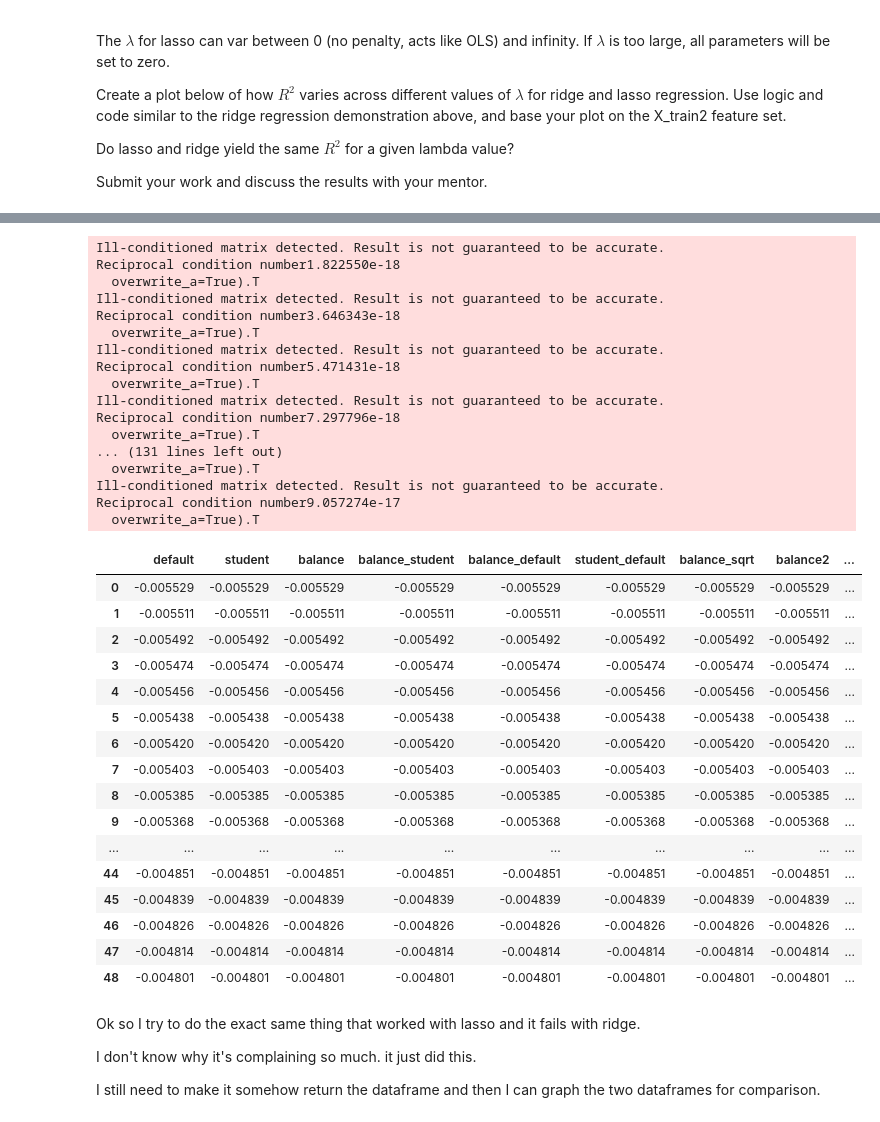
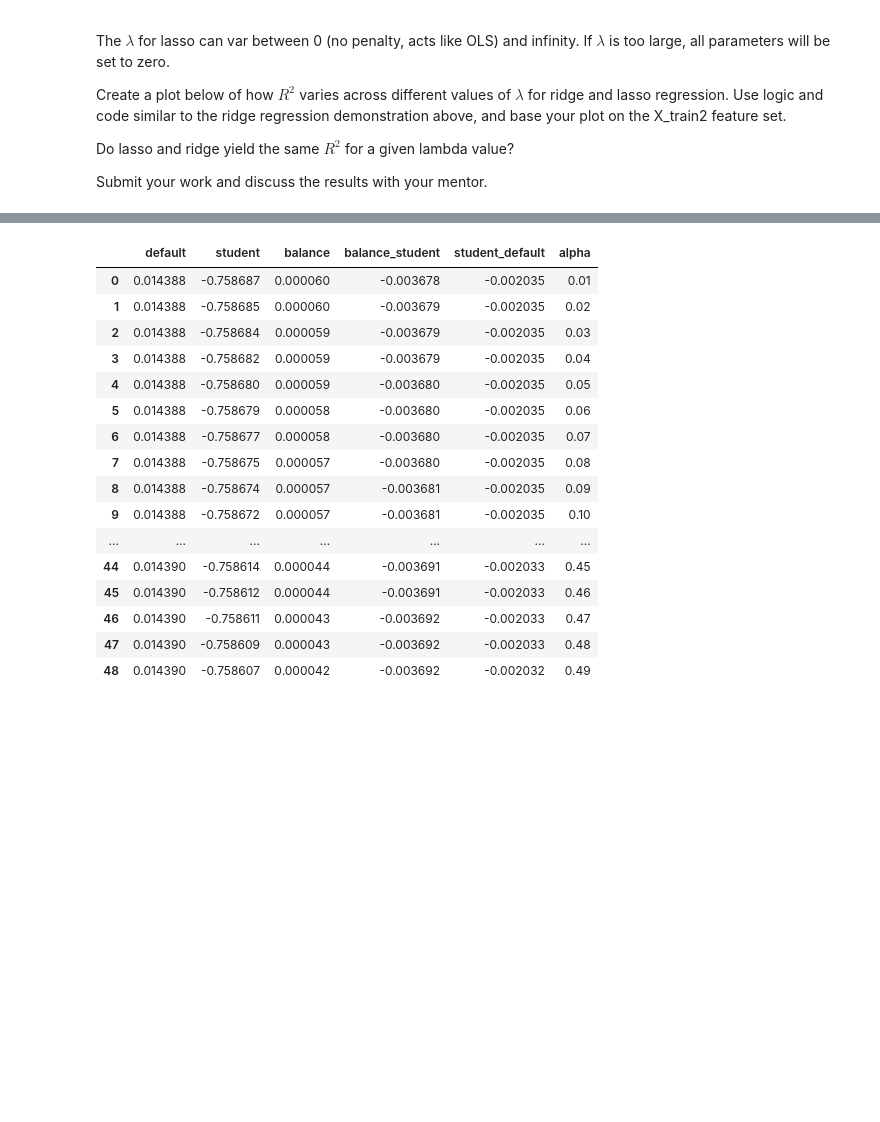
Before and after one commit to Lukede9/Thinkful, a Jupyter notebook: Bootcamp/Unit 3/Lesson 3/Ridge and Lasso Regression.ipynb, the cells around one changed output, grey strips where cells are left out. Drawn from its saved outputs; the diff is of its cells as text; code cells hidden in the pictures; blank space fills up the shorter version.

```diff
--- a/Bootcamp/Unit 3/Lesson 3/Ridge and Lasso Regression.ipynb
+++ b/Bootcamp/Unit 3/Lesson 3/Ridge and Lasso Regression.ipynb
@@ -42,11 +42,11 @@ X_train = df_train.loc[:, ~(df_train.columns).isin(['income'])]
 # Make some new features to capture potential quadratic and cubic
 # relationships between solar radiation and day or temperature.
 df_train['balance_student'] = df_train['balance'] * df_train['student']
-df_train['balance_default'] = df_train['balance'] * df_train['default']
+# df_train['balance_default'] = df_train['balance'] * df_train['default']
 df_train['student_default'] = df_train['student'] * df_train['default']
-df_train['balance_sqrt'] = (df_train['balance'] + 100) ** .5
-df_train['balance2'] = (df_train['balance'] + 100) ** 2
-df_train['balance3'] = (df_train['balance'] + 100) ** 3
+# df_train['balance_sqrt'] = (df_train['balance'] + 100) ** .5
+# df_train['balance2'] = (df_train['balance'] + 100) ** 2
+# df_train['balance3'] = (df_train['balance'] + 100) ** 3
 # %%
 X_train2 = df_train.loc[:, ~(df_train.columns).isin(['income'])]
 # %%
@@ -160,9 +149,9 @@ def ridge(alphas, x, y):
 
     special_lst = []
     for alpha in alphas:
-        ridgid = linear_model.Ridge(alpha=alpha, fit_intercept=False)
+        ridgid = linear_model.Ridge(alpha=alpha, normalize=True, fit_intercept=False)
         ridgid.fit(x, y)
-        special_lst.append(pd.DataFrame(ridgid.coef_))
+        special_lst.append(ridgid.coef_.flatten().tolist())
 
     special_df = pd.DataFrame(special_lst)
 
@@ -171,45 +160,22 @@ def ridge(alphas, x, y):
 
     return special_df
 # %%
-ridge(alphanator, X_train2, Y_train)
+ridge_alpha = ridge(alphanator, X_train2, Y_train)
 # %% [output]
-Ill-conditioned matrix detected. Result is not guaranteed to be accurate.
-Reciprocal condition number1.822550e-18
-  overwrite_a=True).T
-Ill-conditioned matrix detected. Result is not guaranteed to be accurate.
-Reciprocal condition number3.646343e-18
-  overwrite_a=True).T
-Ill-conditioned matrix detected. Result is not guaranteed to be accurate.
-Reciprocal condition number5.471431e-18
-  overwrite_a=True).T
-Ill-conditioned matrix detected. Result is not guaranteed to be accurate.
-Reciprocal condition number7.297796e-18
-  overwrite_a=True).T
-... (131 lines left out)
-  overwrite_a=True).T
-Ill-conditioned matrix detected. Result is not guaranteed to be accurate.
-Reciprocal condition number9.057274e-17
-  overwrite_a=True).T
-|  | default | student | balance | balance_student | balance_default | student_default | balance_sqrt | balance2 | ... |
-| 0 | -0.005529 | -0.005529 | -0.005529 | -0.005529 | -0.005529 | -0.005529 | -0.005529 | -0.005529 | ... |
-| 1 | -0.005511 | -0.005511 | -0.005511 | -0.005511 | -0.005511 | -0.005511 | -0.005511 | -0.005511 | ... |
-| 2 | -0.005492 | -0.005492 | -0.005492 | -0.005492 | -0.005492 | -0.005492 | -0.005492 | -0.005492 | ... |
-| 3 | -0.005474 | -0.005474 | -0.005474 | -0.005474 | -0.005474 | -0.005474 | -0.005474 | -0.005474 | ... |
-| 4 | -0.005456 | -0.005456 | -0.005456 | -0.005456 | -0.005456 | -0.005456 | -0.005456 | -0.005456 | ... |
-| 5 | -0.005438 | -0.005438 | -0.005438 | -0.005438 | -0.005438 | -0.005438 | -0.005438 | -0.005438 | ... |
-| 6 | -0.005420 | -0.005420 | -0.005420 | -0.005420 | -0.005420 | -0.005420 | -0.005420 | -0.005420 | ... |
-| 7 | -0.005403 | -0.005403 | -0.005403 | -0.005403 | -0.005403 | -0.005403 | -0.005403 | -0.005403 | ... |
-| 8 | -0.005385 | -0.005385 | -0.005385 | -0.005385 | -0.005385 | -0.005385 | -0.005385 | -0.005385 | ... |
-| 9 | -0.005368 | -0.005368 | -0.005368 | -0.005368 | -0.005368 | -0.005368 | -0.005368 | -0.005368 | ... |
-| ... | ... | ... | ... | ... | ... | ... | ... | ... | ... |
-| 44 | -0.004851 | -0.004851 | -0.004851 | -0.004851 | -0.004851 | -0.004851 | -0.004851 | -0.004851 | ... |
-| 45 | -0.004839 | -0.004839 | -0.004839 | -0.004839 | -0.004839 | -0.004839 | -0.004839 | -0.004839 | ... |
-| 46 | -0.004826 | -0.004826 | -0.004826 | -0.004826 | -0.004826 | -0.004826 | -0.004826 | -0.004826 | ... |
-| 47 | -0.004814 | -0.004814 | -0.004814 | -0.004814 | -0.004814 | -0.004814 | -0.004814 | -0.004814 | ... |
-| 48 | -0.004801 | -0.004801 | -0.004801 | -0.004801 | -0.004801 | -0.004801 | -0.004801 | -0.004801 | ... |
+|  | default | student | balance | balance_student | student_default | alpha |
+| 0 | 0.014388 | -0.758687 | 0.000060 | -0.003678 | -0.002035 | 0.01 |
+| 1 | 0.014388 | -0.758685 | 0.000060 | -0.003679 | -0.002035 | 0.02 |
+| 2 | 0.014388 | -0.758684 | 0.000059 | -0.003679 | -0.002035 | 0.03 |
+| 3 | 0.014388 | -0.758682 | 0.000059 | -0.003679 | -0.002035 | 0.04 |
+| 4 | 0.014388 | -0.758680 | 0.000059 | -0.003680 | -0.002035 | 0.05 |
+| 5 | 0.014388 | -0.758679 | 0.000058 | -0.003680 | -0.002035 | 0.06 |
+| 6 | 0.014388 | -0.758677 | 0.000058 | -0.003680 | -0.002035 | 0.07 |
+| 7 | 0.014388 | -0.758675 | 0.000057 | -0.003680 | -0.002035 | 0.08 |
+| 8 | 0.014388 | -0.758674 | 0.000057 | -0.003681 | -0.002035 | 0.09 |
+| 9 | 0.014388 | -0.758672 | 0.000057 | -0.003681 | -0.002035 | 0.10 |
+| ... | ... | ... | ... | ... | ... | ... |
+| 44 | 0.014390 | -0.758614 | 0.000044 | -0.003691 | -0.002033 | 0.45 |
+| 45 | 0.014390 | -0.758612 | 0.000044 | -0.003691 | -0.002033 | 0.46 |
+| 46 | 0.014390 | -0.758611 | 0.000043 | -0.003692 | -0.002033 | 0.47 |
+| 47 | 0.014390 | -0.758609 | 0.000043 | -0.003692 | -0.002033 | 0.48 |
+| 48 | 0.014390 | -0.758607 | 0.000042 | -0.003692 | -0.002032 | 0.49 |
-# %% [markdown]
-Ok so I try to do the exact same thing that worked with lasso and it fails with ridge.
-
-I don't know why it's complaining so much. it just did this.
-
-I still need to make it somehow return the dataframe and then I can graph the two dataframes for comparison.
```
Also changed, not shown: parts of 9 cells of this notebook, 3 other files.
